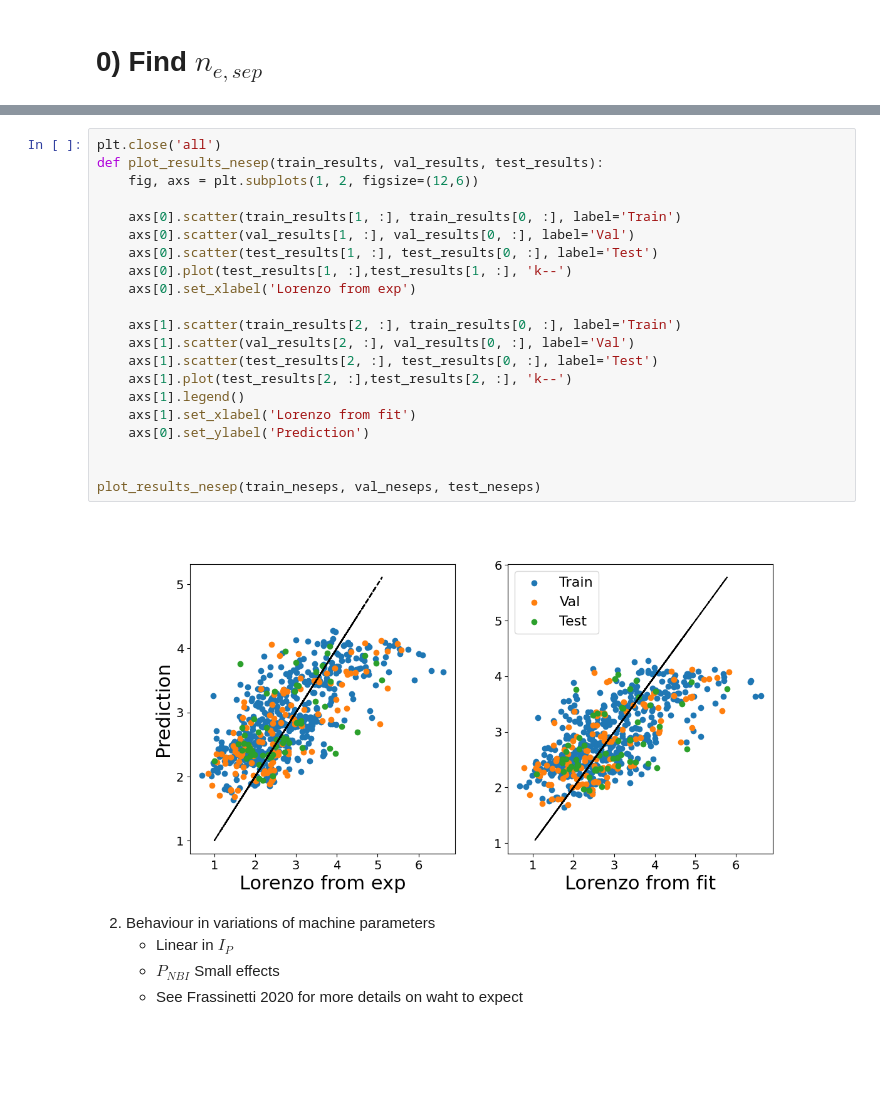
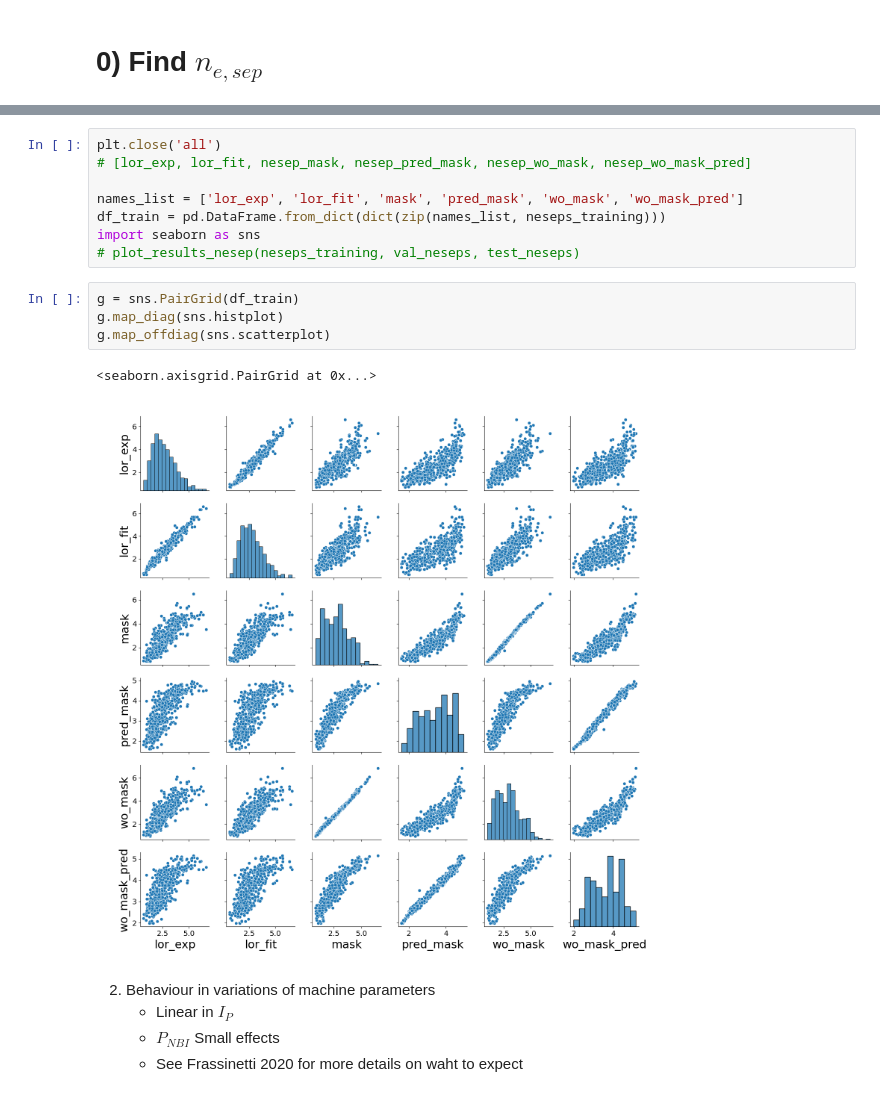
Before and after one commit to fusionby2030/moxie, a Jupyter notebook: experiments/Paper_Docs/General_Figures.ipynb, the cells around one changed output, grey strips where cells are left out. Cells and saved outputs as stored; diff of their text form; blank space fills up the shorter version.

Commit message:
Paper figures for the day, trying to get nesep

```diff
--- a/experiments/Paper_Docs/General_Figures.ipynb
+++ b/experiments/Paper_Docs/General_Figures.ipynb
@@ -513,26 +591,18 @@ tensor(104.6697)
+# %%
+plt.close('all')
+# [lor_exp, lor_fit, nesep_mask, nesep_pred_mask, nesep_wo_mask, nesep_wo_mask_pred]
+
+names_list = ['lor_exp', 'lor_fit', 'mask', 'pred_mask', 'wo_mask', 'wo_mask_pred']
+df_train = pd.DataFrame.from_dict(dict(zip(names_list, neseps_training)))
+import seaborn as sns
+# plot_results_nesep(neseps_training, val_neseps, test_neseps)
 # %%
-plt.close('all')
-def plot_results_nesep(train_results, val_results, test_results):
-    fig, axs = plt.subplots(1, 2, figsize=(12,6))
-
-    axs[0].scatter(train_results[1, :], train_results[0, :], label='Train')
-    axs[0].scatter(val_results[1, :], val_results[0, :], label='Val')
-    axs[0].scatter(test_results[1, :], test_results[0, :], label='Test')
-    axs[0].plot(test_results[1, :],test_results[1, :], 'k--')
-    axs[0].set_xlabel('Lorenzo from exp')
-
-    axs[1].scatter(train_results[2, :], train_results[0, :], label='Train')
-    axs[1].scatter(val_results[2, :], val_results[0, :], label='Val')
-    axs[1].scatter(test_results[2, :], test_results[0, :], label='Test')
-    axs[1].plot(test_results[2, :],test_results[2, :], 'k--')
-    axs[1].legend()
-    axs[1].set_xlabel('Lorenzo from fit')
-    axs[0].set_ylabel('Prediction')
-
-
-plot_results_nesep(train_neseps, val_neseps, test_neseps)
+g = sns.PairGrid(df_train)
+g.map_diag(sns.histplot)
+g.map_offdiag(sns.scatterplot)
 # %% [output]
+<seaborn.axisgrid.PairGrid at 0x...>
-[figure, old version]
+[figure, new version]
 # %% [markdown]
 2. Behaviour in variations of machine parameters
     - Linear in $I_P$
```
Also changed, not shown: parts of 3 cells of this notebook.
